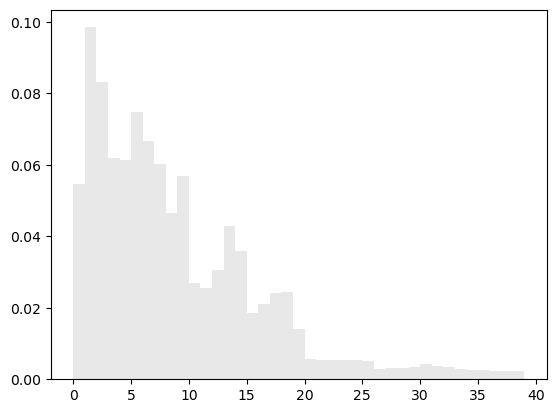
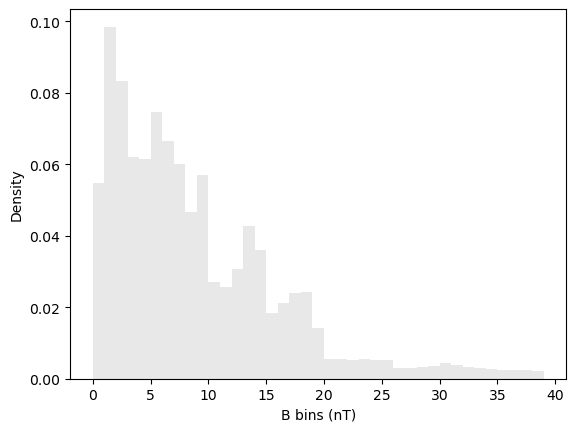
Unified diff of the notebook cell whose output changed from the first chart to the second:
--- before
+++ after
@@ -11,4 +11,6 @@
     J_std.append(np.std(J[bin_mask]))
 plt.hist(B_scaled, bins=B_bins, color='lightgray', alpha=0.5, density=True)
+plt.xlabel('B bins (nT)')
+plt.ylabel('Density')
 
 plt.figure()

Commit: backup